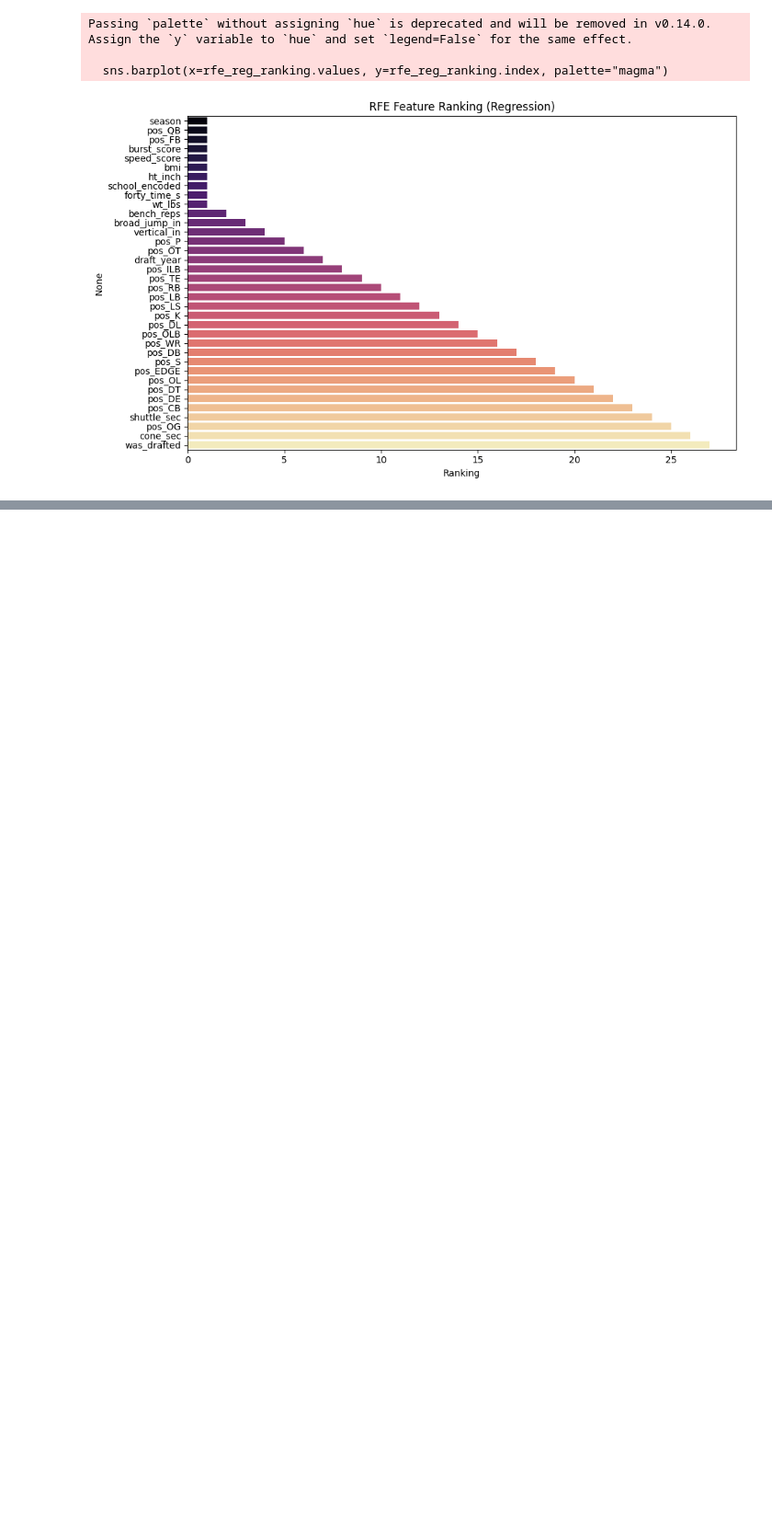
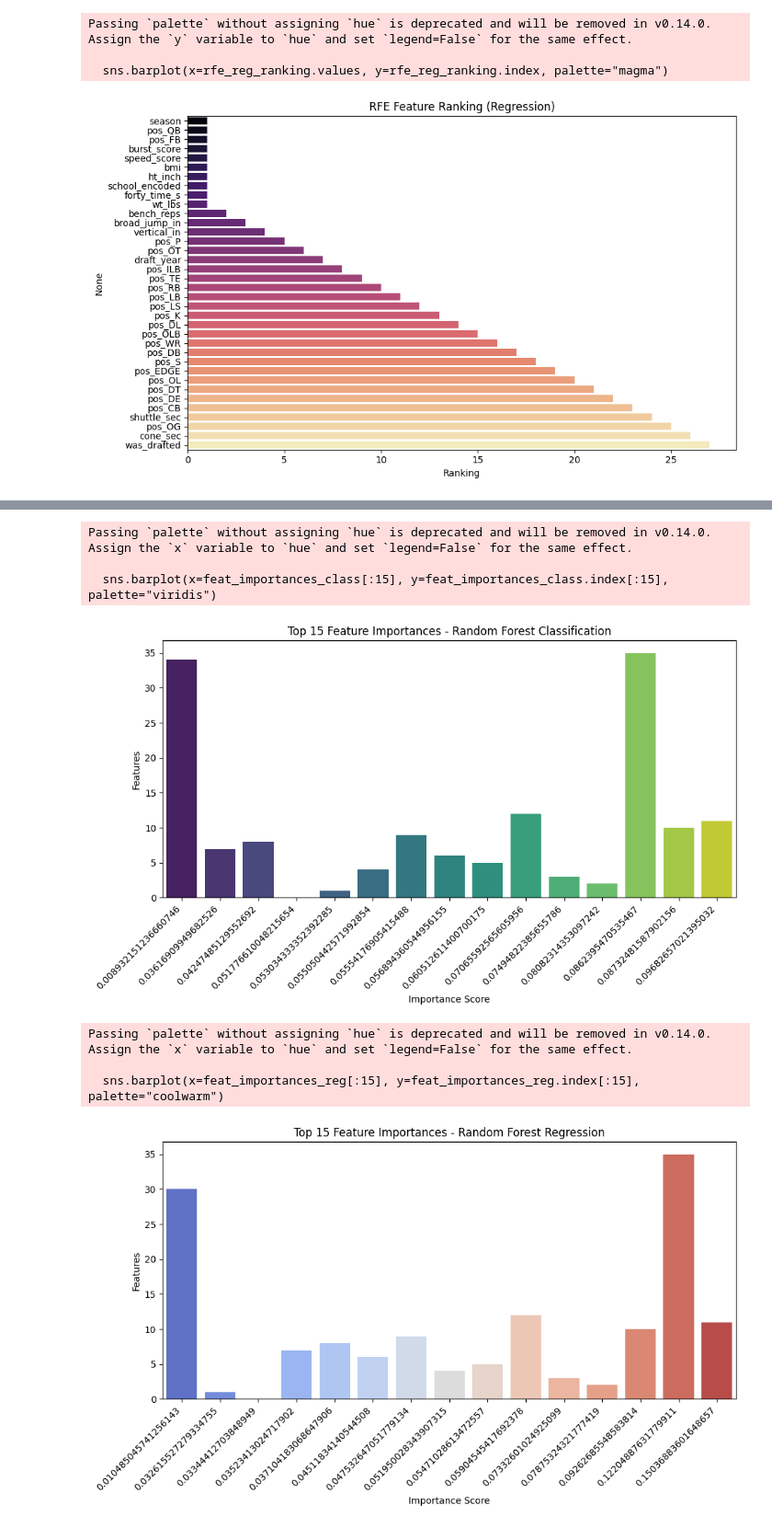
Before and after one commit to jlh28145/NFL-Draft-Combine, a Jupyter notebook: notebooks/modeling.ipynb, the cells around one changed output, grey strips where cells are left out. Shown: that part at 92% size. Cells and saved outputs as stored; diff of their text form; code cells hidden in the pictures; blank space fills up the shorter version.

Commit message:
Completed first round of model training.

```diff
--- a/notebooks/modeling.ipynb
+++ b/notebooks/modeling.ipynb
@@ -134,0 +242,44 @@ Passing `palette` without assigning `hue` is deprecated and will be removed in v
+# %%
+import matplotlib.pyplot as plt
+import seaborn as sns
+
+# === Classification Feature Importance ===
+feat_importances_class = pd.Series(rf_clf.feature_importances_, index=X_train_c.columns if isinstance(X_train_c, pd.DataFrame) else range(X_train_c.shape[1])).sort_values(ascending=False)
+
+plt.figure(figsize=(10, 6))
+sns.barplot(x=feat_importances_class[:15], y=feat_importances_class.index[:15], palette="viridis")
+plt.title("Top 15 Feature Importances - Random Forest Classification")
+plt.xlabel("Importance Score")
+plt.ylabel("Features")
+
+# Rotate x-axis labels to avoid overlap
+plt.xticks(rotation=45, ha='right')
+plt.tight_layout()
+
+plt.savefig("data/eda/rf_classification_feature_importance.png")
+plt.show()
+
+# === Regression Feature Importance ===
+feat_importances_reg = pd.Series(rf_reg.feature_importances_, index=X_train_r.columns if isinstance(X_train_r, pd.DataFrame) else range(X_train_r.shape[1])).sort_values(ascending=False)
+
+plt.figure(figsize=(10, 6))
+sns.barplot(x=feat_importances_reg[:15], y=feat_importances_reg.index[:15], palette="coolwarm")
+plt.title("Top 15 Feature Importances - Random Forest Regression")
+plt.xlabel("Importance Score")
+plt.ylabel("Features")
+
+# Rotate x-axis labels to avoid overlap
+plt.xticks(rotation=45, ha='right')
+plt.tight_layout()
+
+plt.savefig("data/eda/rf_regression_feature_importance.png")
+plt.show()
+# %% [output]
+Passing `palette` without assigning `hue` is deprecated and will be removed in v0.14.0. Assign the `x` variable to `hue` and set `legend=False` for the same effect.
+
+  sns.barplot(x=feat_importances_class[:15], y=feat_importances_class.index[:15], palette="viridis")
+[figure, added]
+Passing `palette` without assigning `hue` is deprecated and will be removed in v0.14.0. Assign the `x` variable to `hue` and set `legend=False` for the same effect.
+
+  sns.barplot(x=feat_importances_reg[:15], y=feat_importances_reg.index[:15], palette="coolwarm")
+[figure, added]
```
Also changed, not shown: parts of 2 cells of this notebook, 2 other files.
